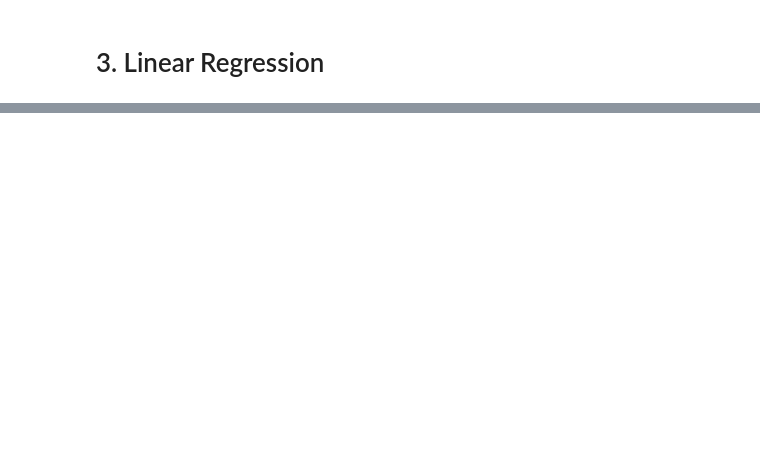
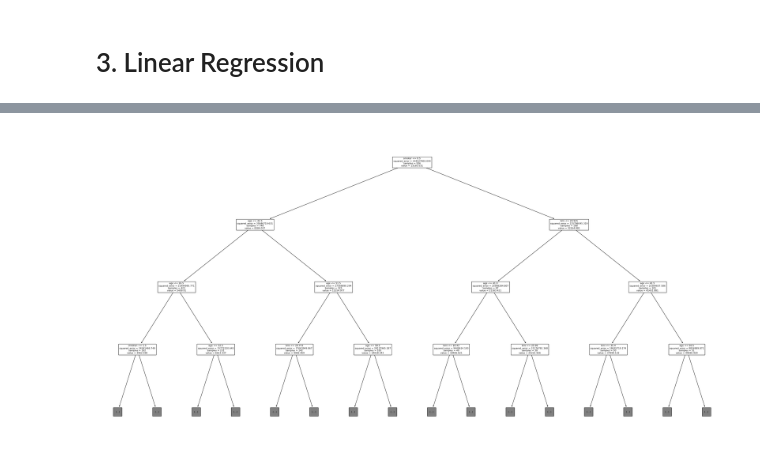
Before and after one commit to JangWoojun/Machine-Learning, a Jupyter notebook: 보험료_회귀.ipynb, the cells around one changed output, grey strips where cells are left out. Saved outputs shown, nothing was run; the diff lists cells and outputs as text; code cells hidden in the pictures; blank space fills up the shorter version.

```diff
--- a/보험료_회귀.ipynb
+++ b/보험료_회귀.ipynb
@@ -201,0 +267,7 @@ print(lr.predict(me))
+# %%
+# DTR 트리 시각화
+plt.figure(figsize=(40, 20))
+plot_tree(dtr, feature_names=X.columns, max_depth=3)
+plt.show()
+# %% [output]
+[figure, added]
```
Also changed, not shown: parts of 35 cells of this notebook.
